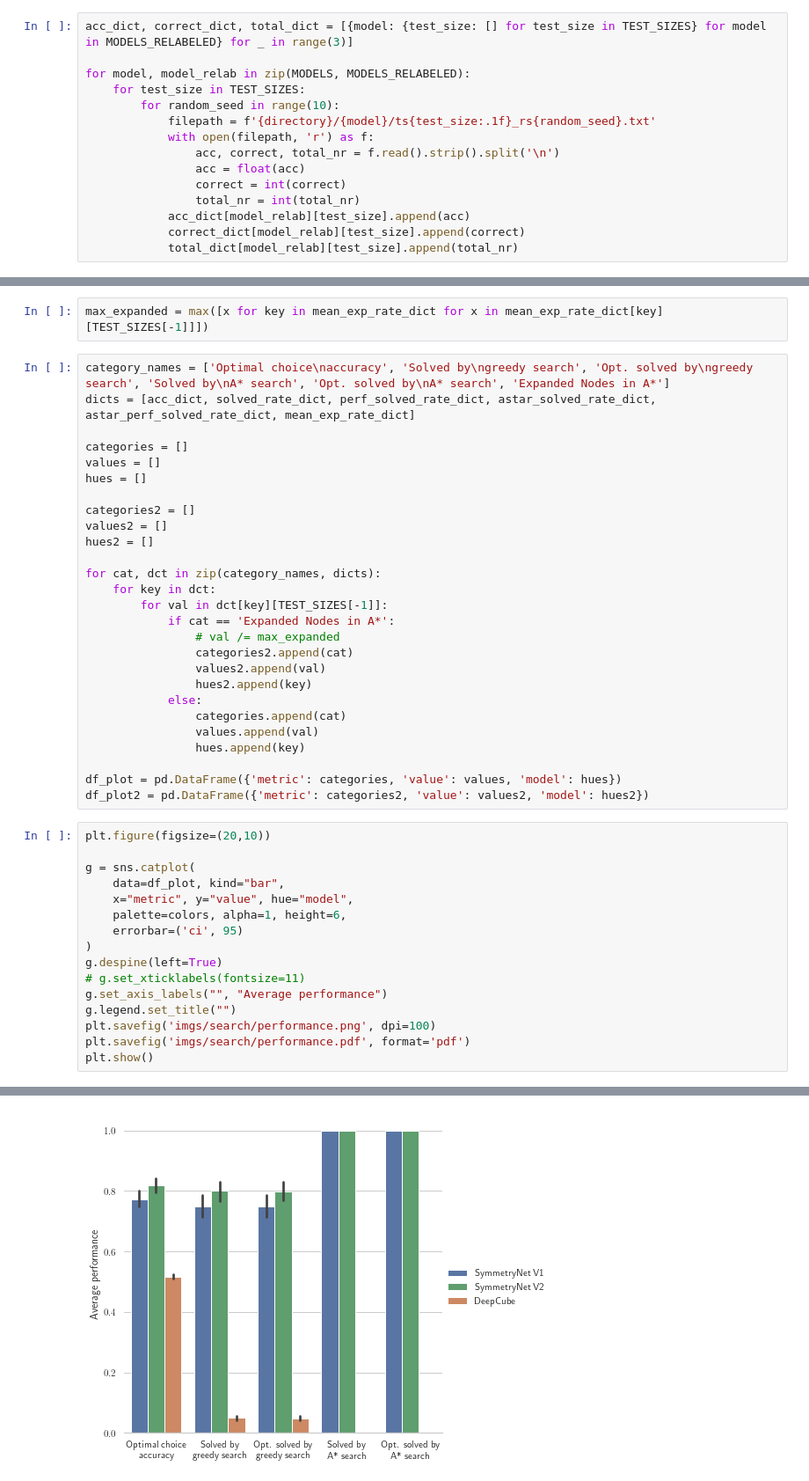
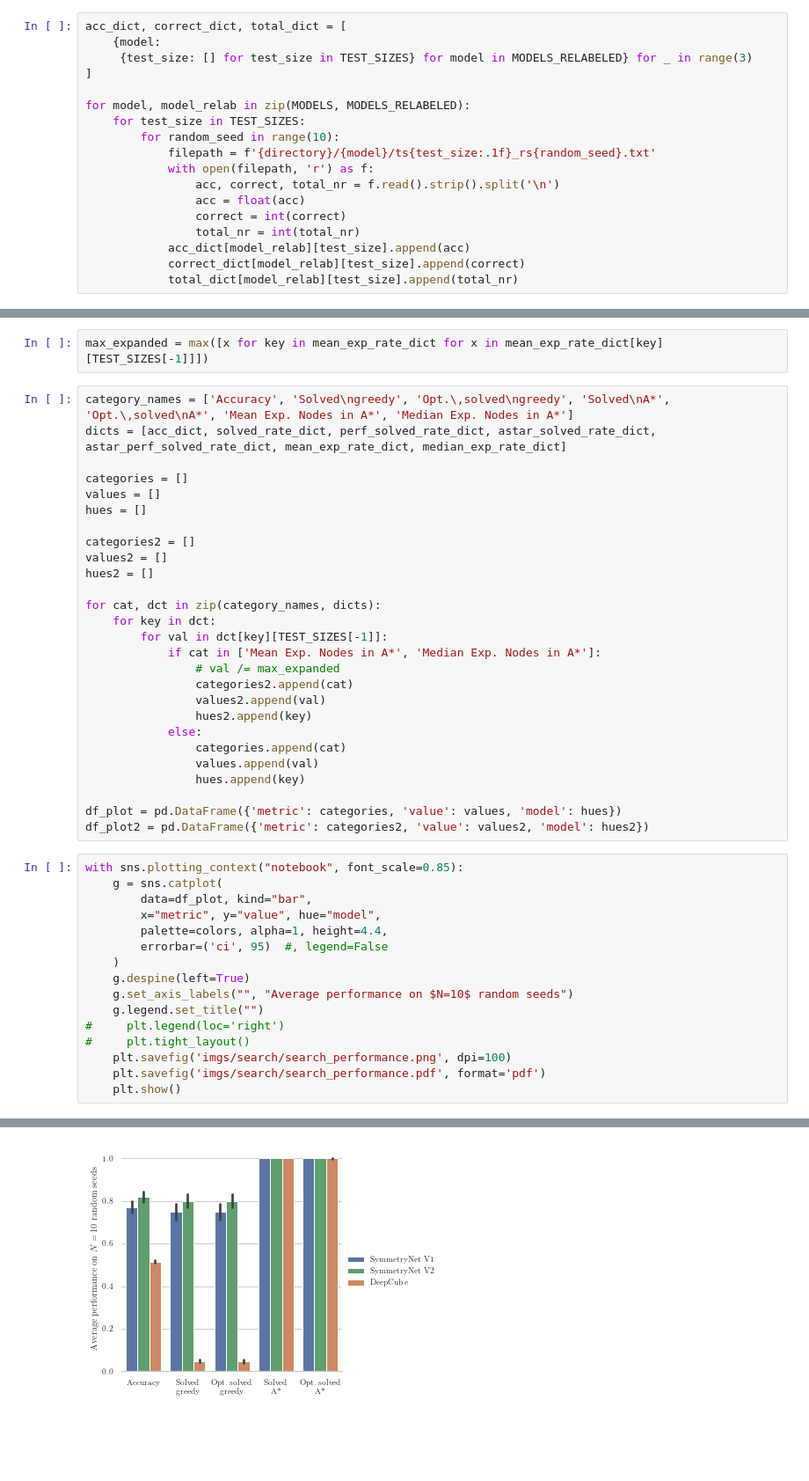
Before and after one commit to martin-krutsky/rubik-dl-symmetries, a Jupyter notebook: summarize_searches.ipynb, the cells around one changed output, grey strips where cells are left out. Shown at 88% size. Drawn from its saved outputs; the diff is of its cells as text; blank space fills up the shorter version.

Commit message:
update astar resutls

```diff
--- a/summarize_searches.ipynb
+++ b/summarize_searches.ipynb
@@ -16,7 +16,10 @@ DATASET = '5moves'
 directory = f'data/evals/{DATASET}'
 TEST_SIZES = np.arange(0.1, 1.0, 0.1)
 # %%
-acc_dict, correct_dict, total_dict = [{model: {test_size: [] for test_size in TEST_SIZES} for model in MODELS_RELABELED} for _ in range(3)]
+acc_dict, correct_dict, total_dict = [
+    {model:
+     {test_size: [] for test_size in TEST_SIZES} for model in MODELS_RELABELED} for _ in range(3)
+]
 
 for model, model_relab in zip(MODELS, MODELS_RELABELED):
     for test_size in TEST_SIZES:
@@ -198,8 +237,8 @@ colors = [colors[0], colors[2], colors[1]]
 # %%
 max_expanded = max([x for key in mean_exp_rate_dict for x in mean_exp_rate_dict[key][TEST_SIZES[-1]]])
 # %%
-category_names = ['Optimal choice\naccuracy', 'Solved by\ngreedy search', 'Opt. solved by\ngreedy search', 'Solved by\nA* search', 'Opt. solved by\nA* search', 'Expanded Nodes in A*']
-dicts = [acc_dict, solved_rate_dict, perf_solved_rate_dict, astar_solved_rate_dict, astar_perf_solved_rate_dict, mean_exp_rate_dict]
+category_names = ['Accuracy', 'Solved\ngreedy', 'Opt.\,solved\ngreedy', 'Solved\nA*', 'Opt.\,solved\nA*', 'Mean Exp. Nodes in A*', 'Median Exp. Nodes in A*']
+dicts = [acc_dict, solved_rate_dict, perf_solved_rate_dict, astar_solved_rate_dict, astar_perf_solved_rate_dict, mean_exp_rate_dict, median_exp_rate_dict]
 
 categories = []
 values = []
@@ -212,7 +251,7 @@ hues2 = []
 for cat, dct in zip(category_names, dicts):
     for key in dct:
         for val in dct[key][TEST_SIZES[-1]]:
-            if cat == 'Expanded Nodes in A*':
+            if cat in ['Mean Exp. Nodes in A*', 'Median Exp. Nodes in A*']:
                 # val /= max_expanded
                 categories2.append(cat)
                 values2.append(val)
@@ -225,19 +264,19 @@ for cat, dct in zip(category_names, dicts):
 df_plot = pd.DataFrame({'metric': categories, 'value': values, 'model': hues})
 df_plot2 = pd.DataFrame({'metric': categories2, 'value': values2, 'model': hues2})
 # %%
-plt.figure(figsize=(20,10))
-
-g = sns.catplot(
-    data=df_plot, kind="bar",
-    x="metric", y="value", hue="model",
-    palette=colors, alpha=1, height=6,
-    errorbar=('ci', 95)
-)
-g.despine(left=True)
-# g.set_xticklabels(fontsize=11)
-g.set_axis_labels("", "Average performance")
-g.legend.set_title("")
-plt.savefig('imgs/search/performance.png', dpi=100)
-plt.savefig('imgs/search/performance.pdf', format='pdf')
-plt.show()
+with sns.plotting_context("notebook", font_scale=0.85):
+    g = sns.catplot(
+        data=df_plot, kind="bar",
+        x="metric", y="value", hue="model",
+        palette=colors, alpha=1, height=4.4,
+        errorbar=('ci', 95)  #, legend=False
+    )
+    g.despine(left=True)
+    g.set_axis_labels("", "Average performance on $N=10$ random seeds")
+    g.legend.set_title("")
+#     plt.legend(loc='right')
+#     plt.tight_layout()
+    plt.savefig('imgs/search/search_performance.png', dpi=100)
+    plt.savefig('imgs/search/search_performance.pdf', format='pdf')
+    plt.show()
 # %% [output]
@@ -245,2 +283,2 @@ plt.show()
-[figure, old version]
+[figure, new version]
 # %%
```
Also changed, not shown: parts of 11 cells of this notebook, 3 other files.
